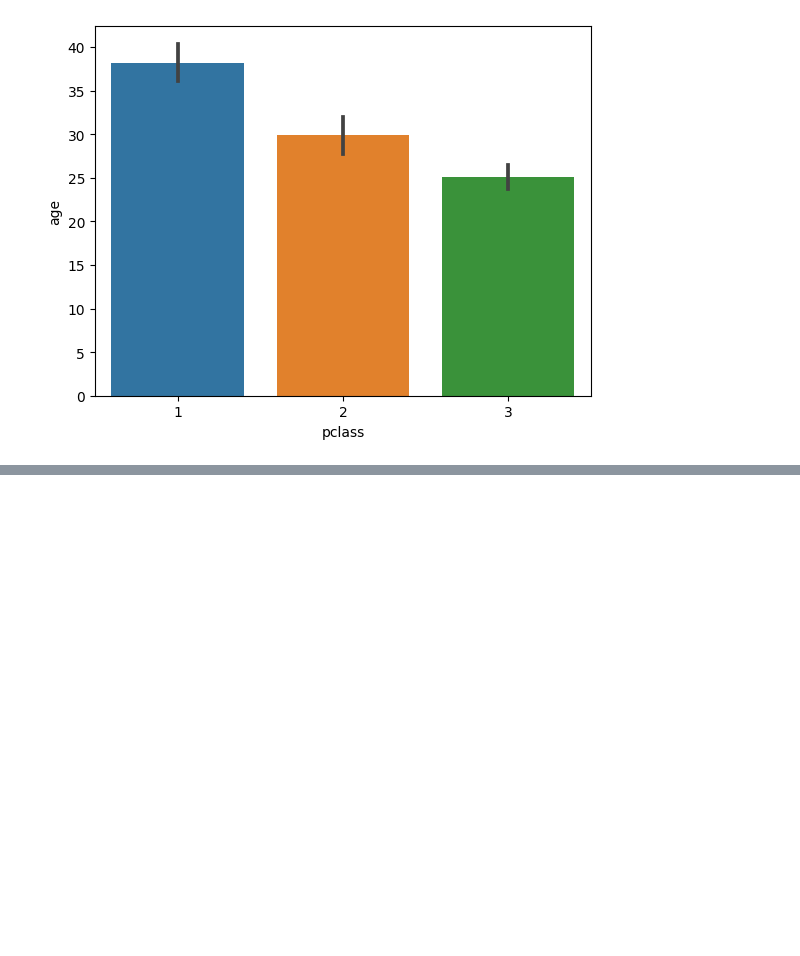
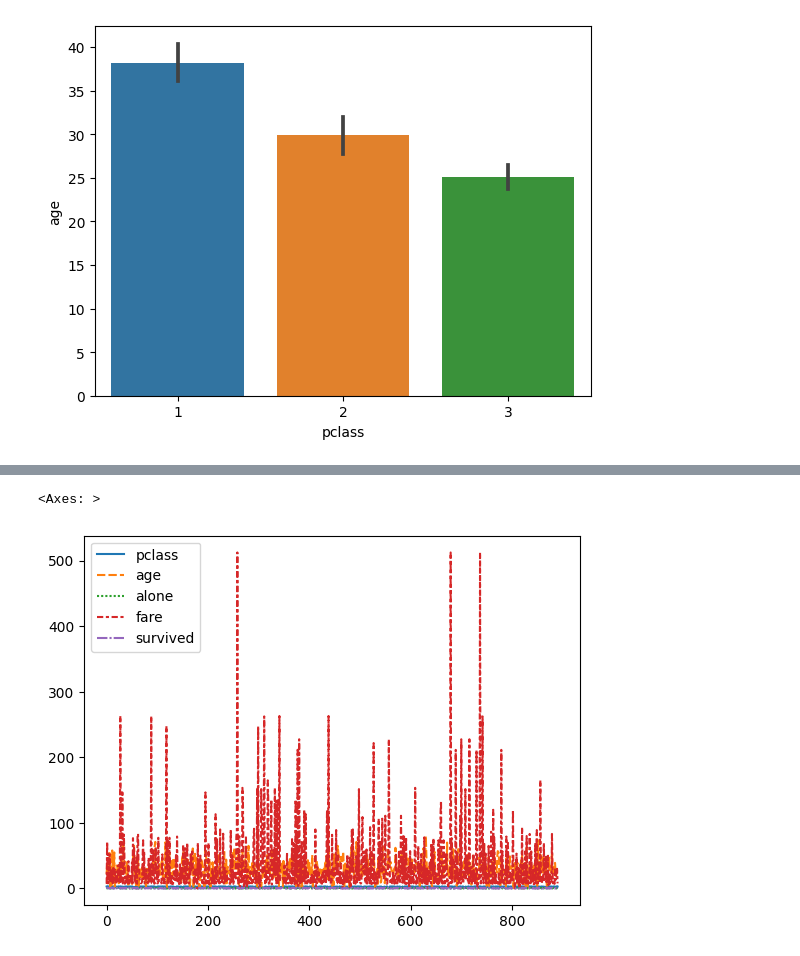
Before and after one commit to ParthDesai22/College_Code, a Jupyter notebook: Data_Visual.ipynb, the cells around one changed output, grey strips where cells are left out. Saved outputs shown, nothing was run; the diff lists cells and outputs as text; code cells hidden in the pictures; blank space fills up the shorter version.

```diff
--- a/Data_Visual.ipynb
+++ b/Data_Visual.ipynb
@@ -237,0 +248,5 @@ sns.barplot(df1[['pclass','age']],x='pclass',y='age')
+# %%
+sns.lineplot(df1)
+# %% [output]
+<Axes: >
+[figure, added]
```
Also changed, not shown: parts of 2 cells of this notebook.
